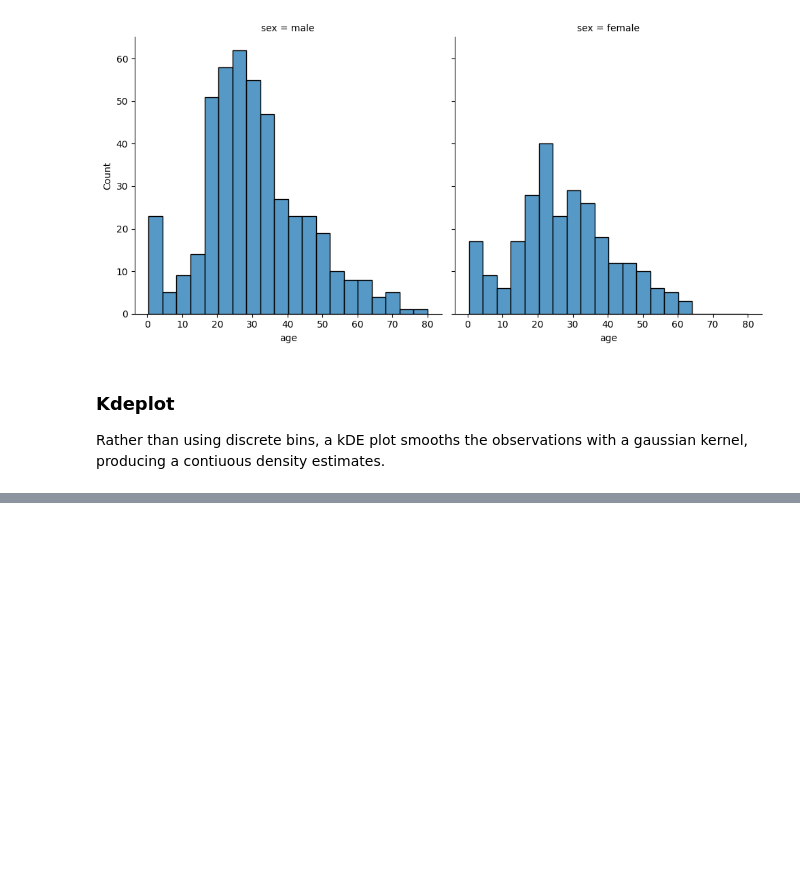
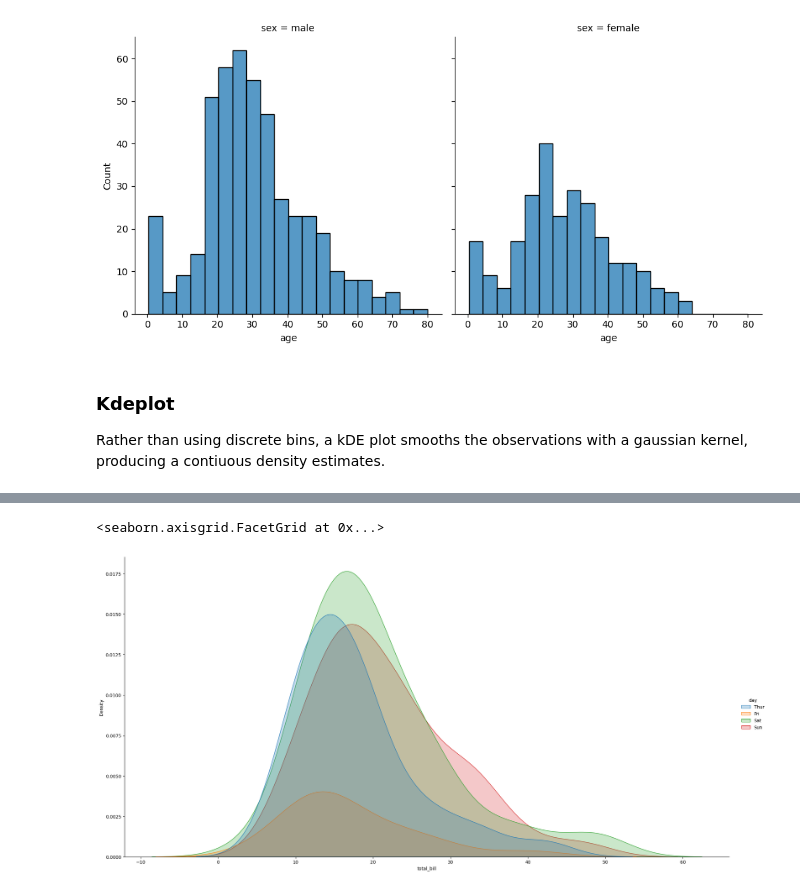
Before and after one commit to utkarshchouhan-dev/Python-Libraries, a Jupyter notebook: Seaborn/seaborn1.ipynb, the cells around one changed output, grey strips where cells are left out. Drawn from its saved outputs; the diff is of its cells as text; code cells hidden in the pictures; blank space fills up the shorter version.

Commit message:
seaborn1 completed

```diff
--- a/Seaborn/seaborn1.ipynb
+++ b/Seaborn/seaborn1.ipynb
@@ -209,0 +211,7 @@ sns.kdeplot(data=tips,x='total_bill')
+# %%
+sns.displot(data=tips,x='total_bill',kind='kde',hue='day',fill=True,height=10,aspect=2)
+# we cannot use matplotlib to change the size of figure level functions
+# so we use height to change the size, and aspect ratio for width.
+# %% [output]
+<seaborn.axisgrid.FacetGrid at 0x...>
+[figure, added]
```
Also changed, not shown: parts of 22 cells of this notebook.
